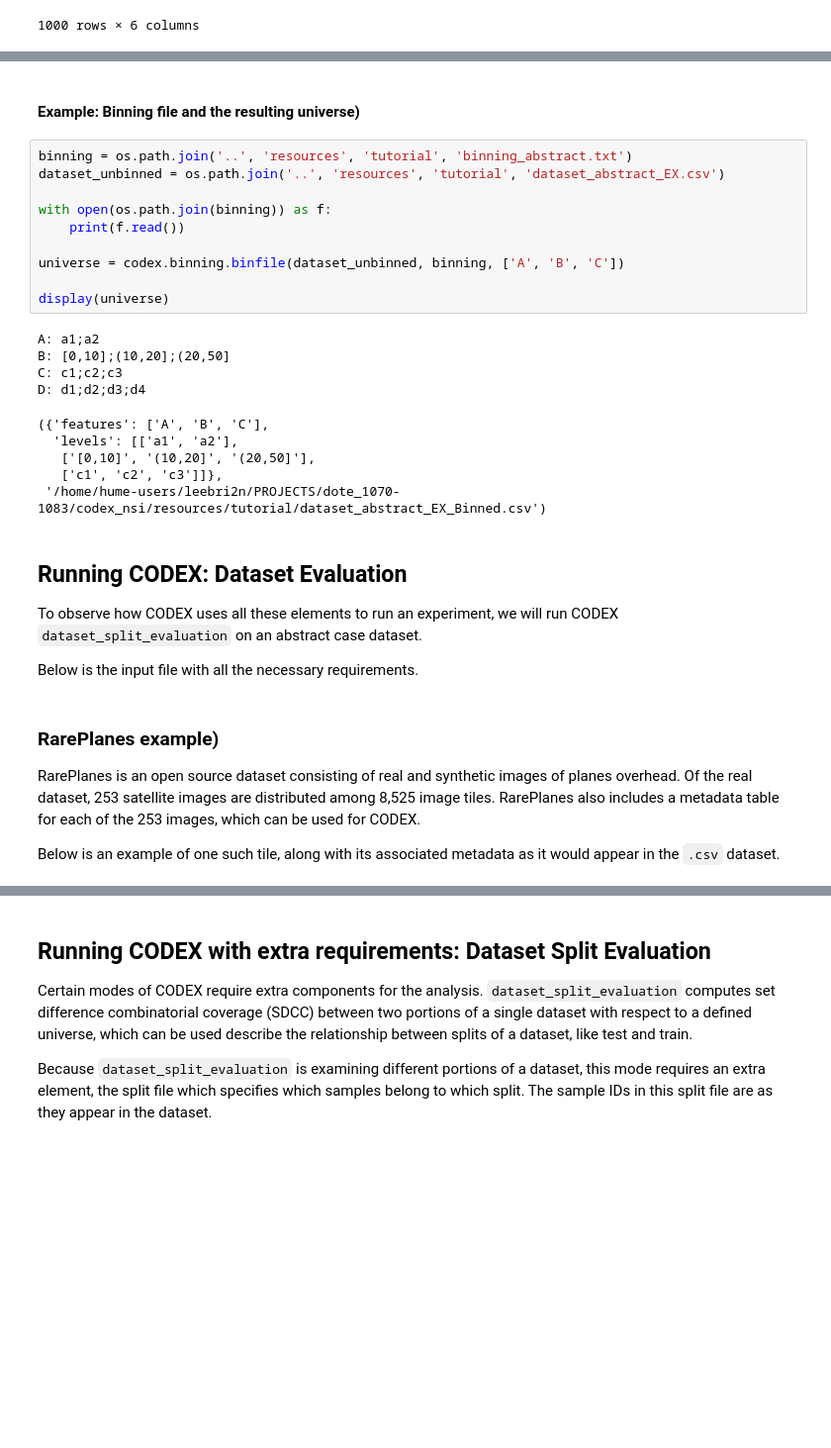
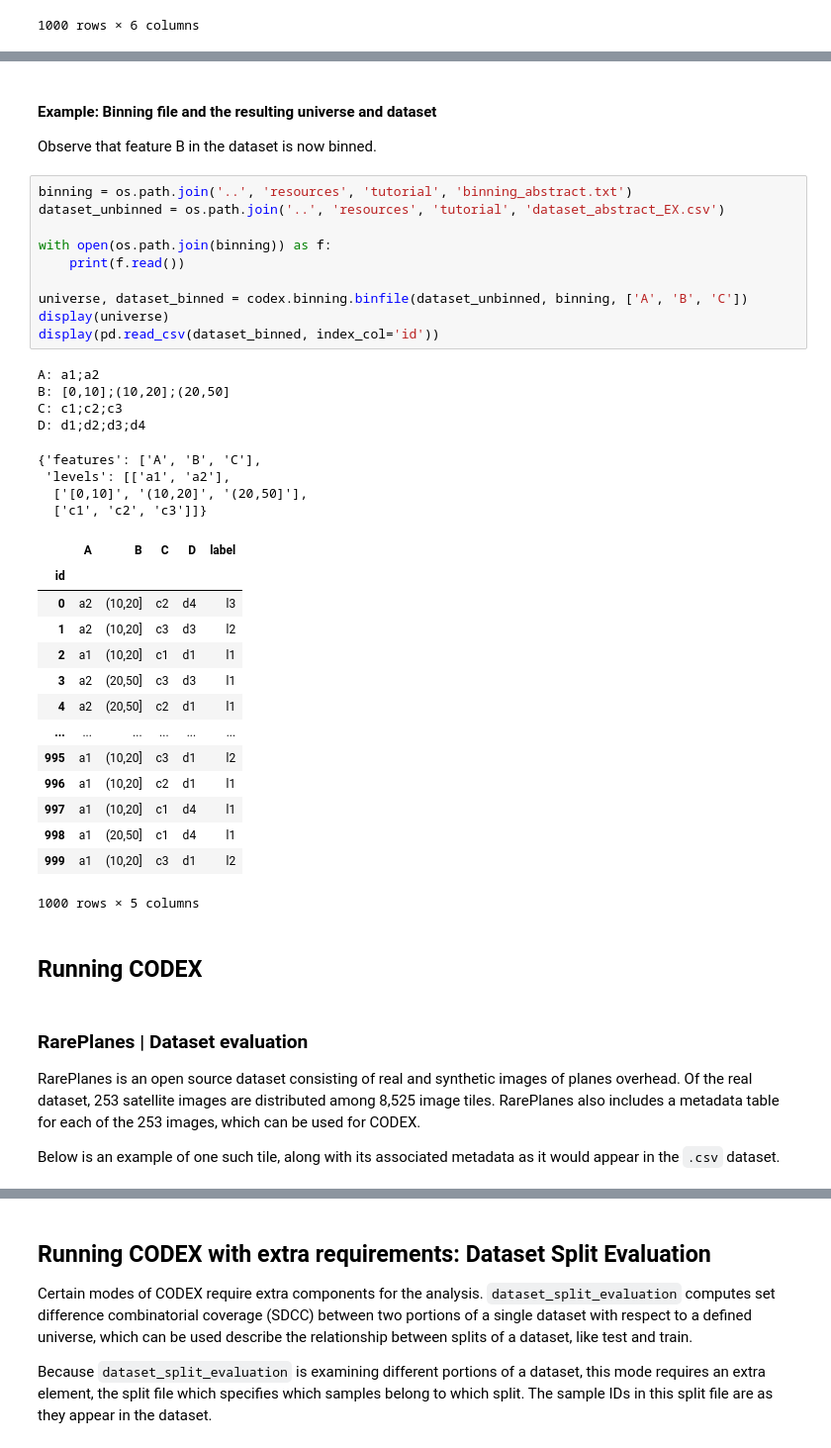
Before and after one commit to vtnsi/codex, a Jupyter notebook: __tutorials__/learn_codex.ipynb, the cells around one changed output, grey strips where cells are left out. Shown at 99% size. Cells and saved outputs as stored; diff of their text form; blank space fills up the shorter version.

Commit message:
Update tutorial materials, stage for hands on demo.

```diff
--- a/__tutorials__/learn_codex.ipynb
+++ b/__tutorials__/learn_codex.ipynb
@@ -140,34 +144,46 @@ For methods 2) and 3), these methods of universe construction are valid so long
 - No feature or value exists in the dataset that does not exist in  while option `use_augmented_universe` is off. If `use_augmented_universe` is on, features and/or values expand the current universe.
 - Bins for continuous features at minimum cover the range of values that appear in dataset, meaning maximum and minimum are included. -->
 # %% [markdown]
-#### Example: Binning file and the resulting universe)
+#### Example: Binning file and the resulting universe and dataset
+
+Observe that feature B in the dataset is now binned.
 # %%
 binning = os.path.join('..', 'resources', 'tutorial', 'binning_abstract.txt')
 dataset_unbinned = os.path.join('..', 'resources', 'tutorial', 'dataset_abstract_EX.csv')
 
 with open(os.path.join(binning)) as f:
     print(f.read())
 
-universe = codex.binning.binfile(dataset_unbinned, binning, ['A', 'B', 'C'])
-
+universe, dataset_binned = codex.binning.binfile(dataset_unbinned, binning, ['A', 'B', 'C'])
 display(universe)
+display(pd.read_csv(dataset_binned, index_col='id'))
 # %% [output]
 A: a1;a2
 B: [0,10];(10,20];(20,50]
 C: c1;c2;c3
 D: d1;d2;d3;d4
-({'features': ['A', 'B', 'C'],
-  'levels': [['a1', 'a2'],
-   ['[0,10]', '(10,20]', '(20,50]'],
-   ['c1', 'c2', 'c3']]},
- '/home/hume-users/leebri2n/PROJECTS/dote_1070-1083/codex_nsi/resources/tutorial/dataset_abstract_EX_Binned.csv')
+{'features': ['A', 'B', 'C'],
+ 'levels': [['a1', 'a2'],
+  ['[0,10]', '(10,20]', '(20,50]'],
+  ['c1', 'c2', 'c3']]}
+|  | A | B | C | D | label |
+| id |  |  |  |  |  |
+| 0 | a2 | (10,20] | c2 | d4 | l3 |
+| 1 | a2 | (10,20] | c3 | d3 | l2 |
+| 2 | a1 | (10,20] | c1 | d1 | l1 |
+| 3 | a2 | (20,50] | c3 | d3 | l1 |
+| 4 | a2 | (20,50] | c2 | d1 | l1 |
+| ... | ... | ... | ... | ... | ... |
+| 995 | a1 | (10,20] | c3 | d1 | l2 |
+| 996 | a1 | (10,20] | c2 | d1 | l1 |
+| 997 | a1 | (10,20] | c1 | d4 | l1 |
+| 998 | a1 | (20,50] | c1 | d4 | l1 |
+| 999 | a1 | (10,20] | c3 | d1 | l2 |
+1000 rows × 5 columns
-# %% [markdown]
-## Running CODEX: Dataset Evaluation
-To observe how CODEX uses all these elements to run an experiment, we will run CODEX `dataset_split_evaluation` on an abstract case dataset.
-
-Below is the input file with all the necessary requirements.
+# %% [markdown]
+## Running CODEX
 # %% [markdown]
-### RarePlanes example)
+### RarePlanes | Dataset evaluation
 RarePlanes is an open source dataset consisting of real and synthetic images of planes overhead. Of the real dataset, 253 satellite images are distributed among 8,525 image tiles. RarePlanes also includes a metadata table for each of the 253 images, which can be used for CODEX.
 
 Below is an example of one such tile, along with its associated metadata as it would appear in the `.csv` dataset.
```
Also changed, not shown: parts of 23 cells of this notebook, 4 other files.
